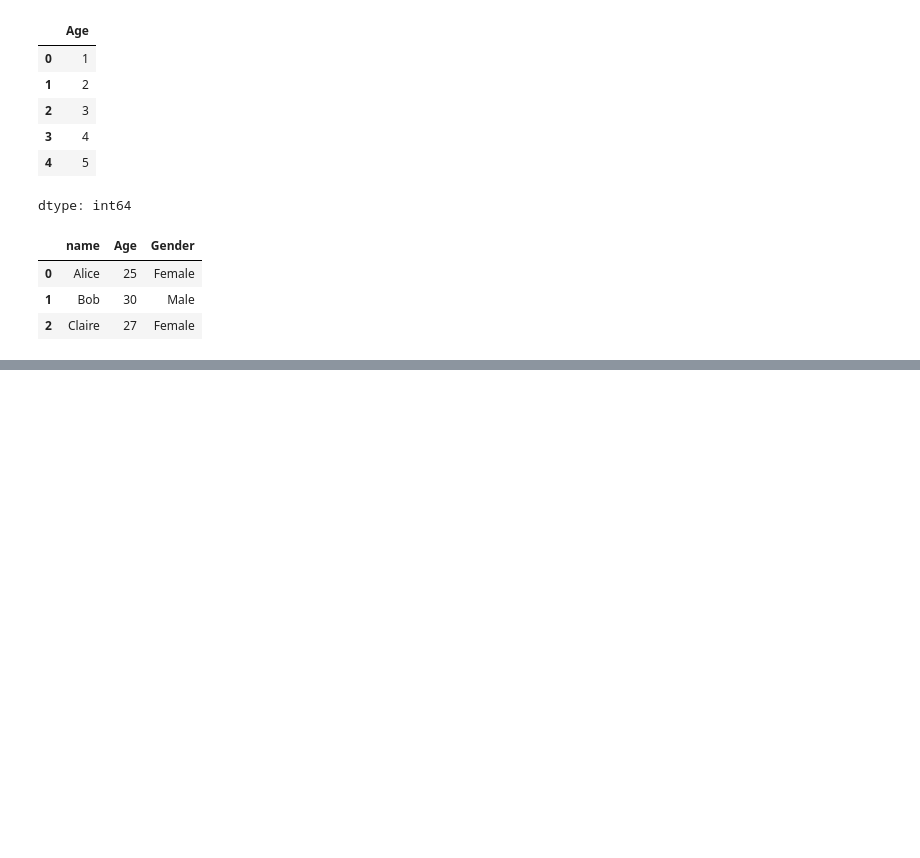
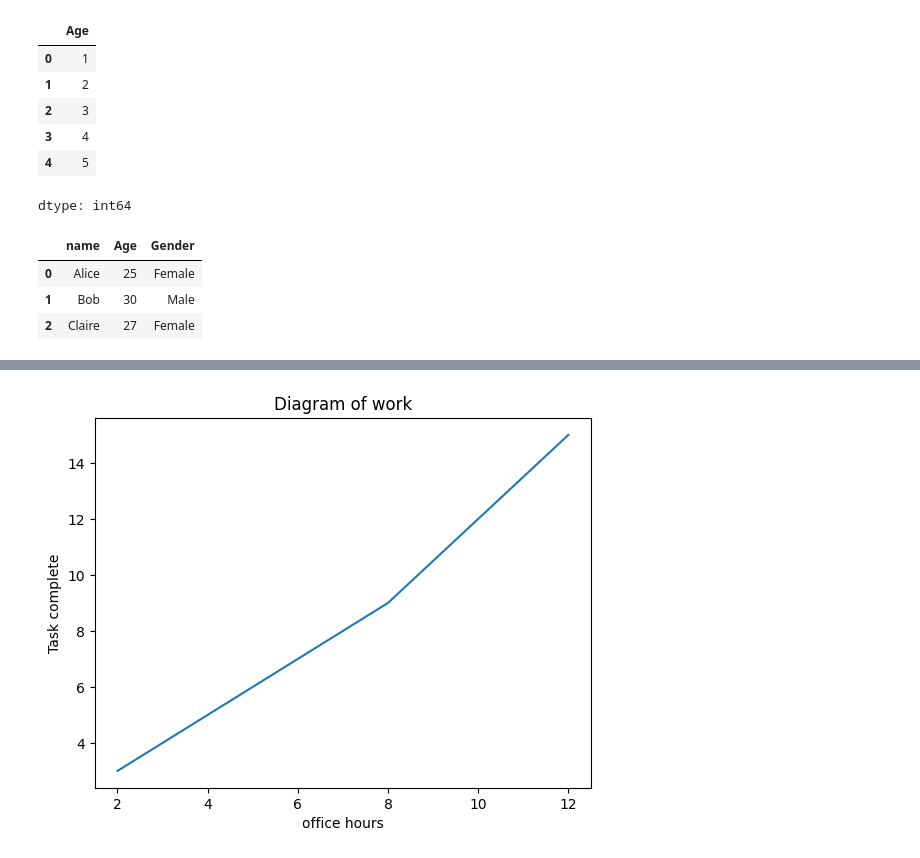
Before and after one commit to delowarshizar/Practice, a Jupyter notebook: ml.ipynb, the cells around one changed output, grey strips where cells are left out. Saved outputs shown, nothing was run; the diff lists cells and outputs as text; code cells hidden in the pictures; blank space fills up the shorter version.

```diff
--- a/ml.ipynb
+++ b/ml.ipynb
@@ -28,0 +37,10 @@ import matplotlib.pyplot as plt
+# %%
+x=[2,5,8,12]
+y=[3,6,9,15]
+plt.plot(x,y)
+plt.xlabel('office hours')
+plt.ylabel('Task complete')
+plt.title('Diagram of work')
+plt.show()
+# %% [output]
+[figure, added]
```
Also changed, not shown: parts of 1 cell of this notebook.
